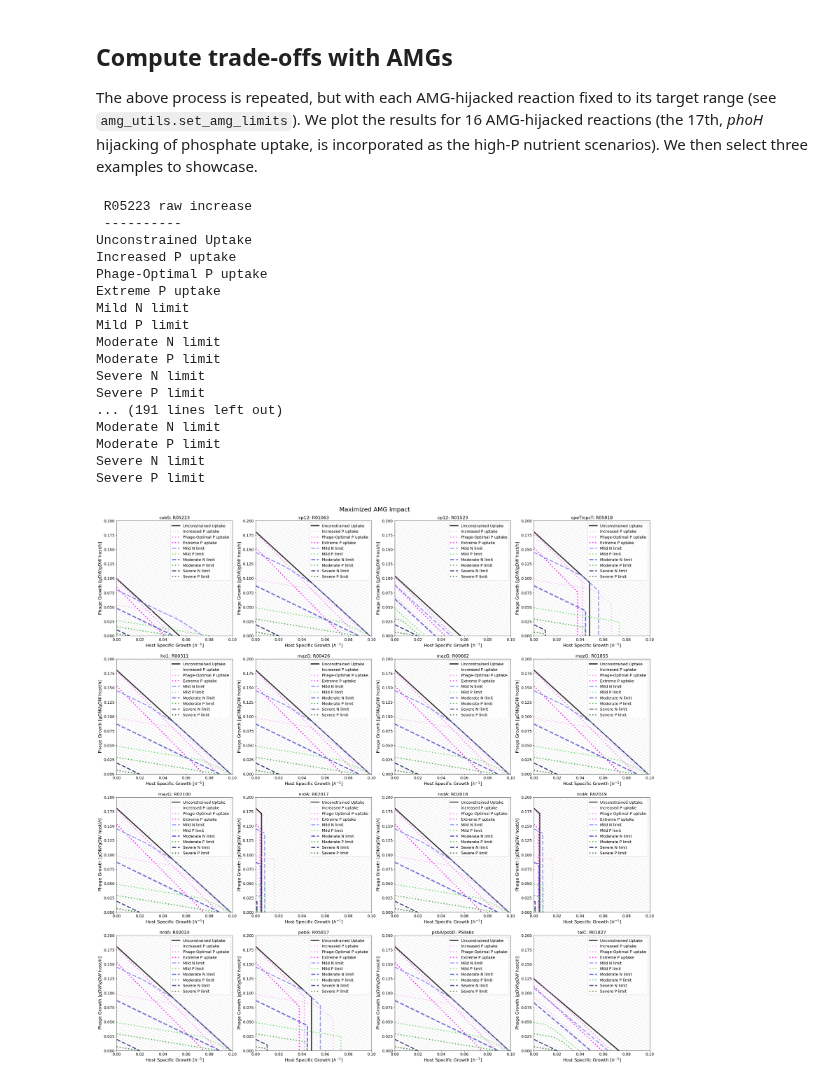
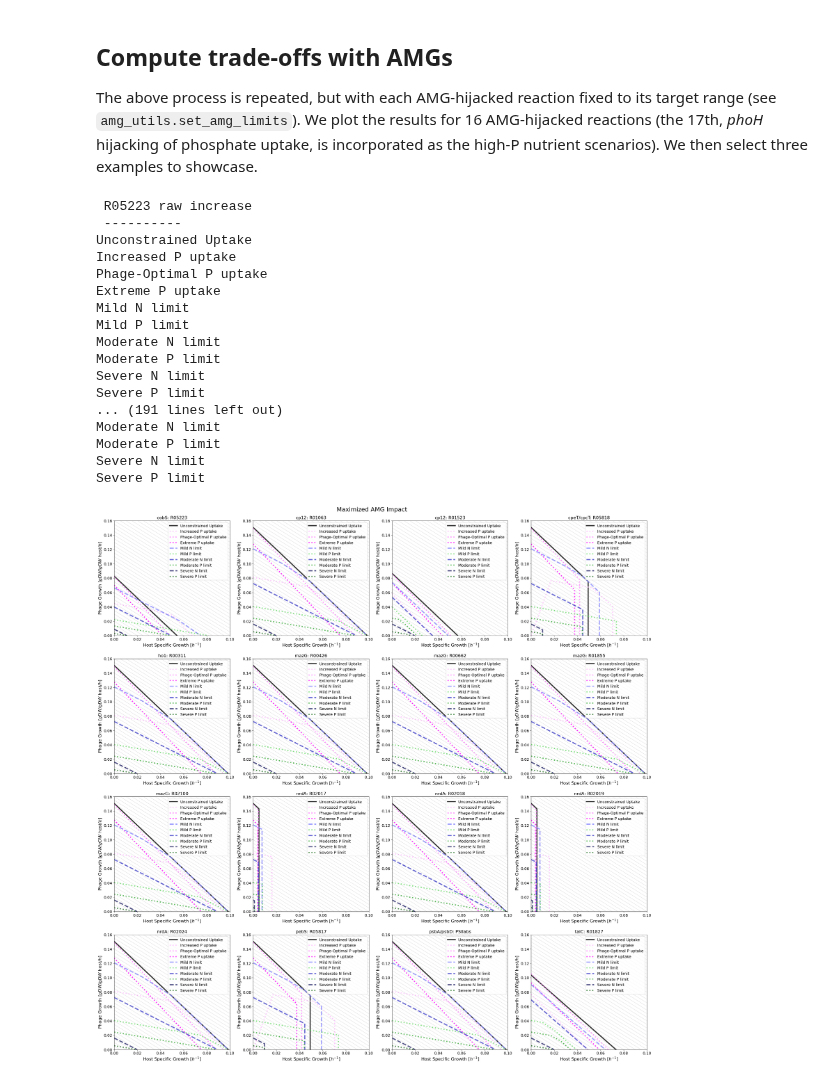
Before and after one commit to NWBRaVE/p-hm2-amgs-in-med4, a Jupyter notebook: host_vs_phage_biomass.ipynb, the cells around one changed output. Saved outputs shown, nothing was run; the diff lists cells and outputs as text; code cells hidden in the pictures.

```diff
--- a/host_vs_phage_biomass.ipynb
+++ b/host_vs_phage_biomass.ipynb
@@ -178,7 +178,7 @@ for scenario in scenarios:
 for m in np.linspace(0.0, 0.4, 81):
     ax.plot(host_optimum_frac, m - host_optimum_frac, "k-", linewidth=1, alpha=0.15)
 ax.set_xlim(0, 0.1)
-ax.set_ylim(0, 0.2)
+ax.set_ylim(0, 0.16)
 ax.set_xlabel(r"Host Specific Growth $[h^{-1}]$", fontsize=16)
 ax.set_ylabel(r"Phage Growth $[gDW /gDW$ host$ / h]$", fontsize=16)
 ax.tick_params(labelsize=14)
@@ -288,35 +288,35 @@ for (amg, direction), ax in zip(
             else "solid",
         )
     for m in np.linspace(0.0, 0.4, 81):
         ax.plot(host_optimum_frac, m - host_optimum_frac, "k-", linewidth=1, alpha=0.15)
     ax.set_xlim(0, 0.1)
-    ax.set_ylim(0, 0.2)
+    ax.set_ylim(0, 0.16)
     ax.set_xlabel(r"Host Specific Growth $[h^{-1}]$", fontsize=16)
     ax.set_ylabel(r"Phage Growth $[gDW /gDW$ host$ / h]$", fontsize=16)
     ax.tick_params(labelsize=14)
     ax.legend(fontsize=14, loc="upper right")
     ax.set_title(f"{amg_rxn_names[amg]}", fontsize=16)
 fig.suptitle("Maximized AMG Impact", fontsize=22, y=0.9)
 plt.show()
 # %% [output]
  R05223 raw increase
  ----------
 Unconstrained Uptake
 Increased P uptake
 Phage-Optimal P uptake
 Extreme P uptake
 Mild N limit
 Mild P limit
 Moderate N limit
 Moderate P limit
 Severe N limit
 Severe P limit
 ... (191 lines left out)
 Moderate N limit
 Moderate P limit
 Severe N limit
 Severe P limit
-[figure, old version]
+[figure, new version]
 # %%
 amgs_example = {
     "No AMG": "",
```
Also changed, not shown: parts of 3 cells of this notebook, 4 other files.
